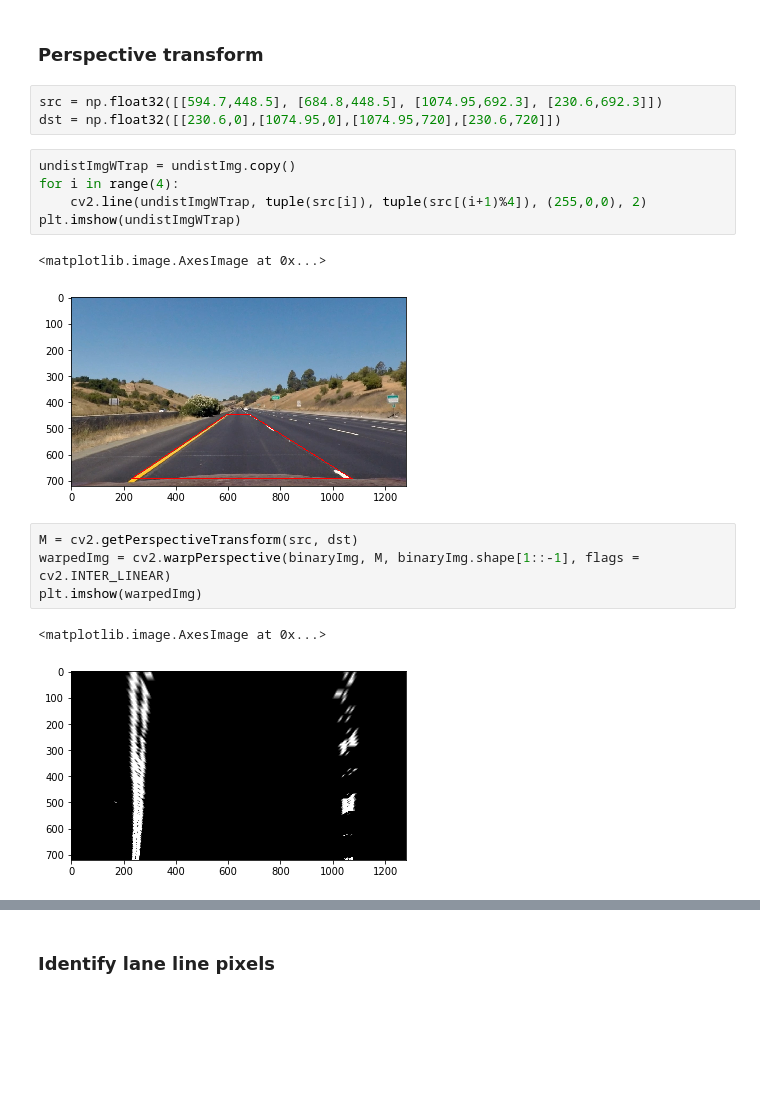
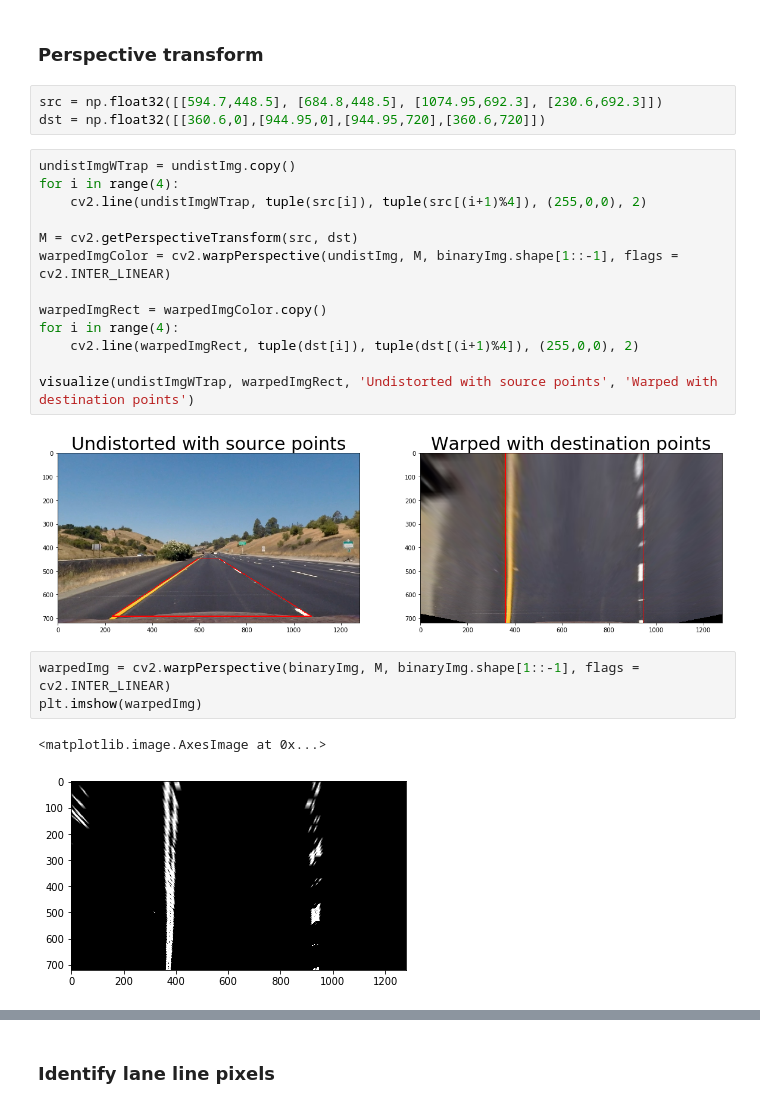
Before and after one commit to alex4men/CarND-Advanced-Lane-Lines, a Jupyter notebook: Advanced_Lane_Finding.ipynb, the cells around one changed output, grey strips where cells are left out. Drawn from its saved outputs; the diff is of its cells as text; blank space fills up the shorter version.

```diff
--- a/Advanced_Lane_Finding.ipynb
+++ b/Advanced_Lane_Finding.ipynb
@@ -196,19 +196,25 @@ mpimg.imsave('output_images/'+'binary_test.jpg', binaryImg)
 ### Perspective transform
 # %%
 src = np.float32([[594.7,448.5], [684.8,448.5], [1074.95,692.3], [230.6,692.3]])
-dst = np.float32([[230.6,0],[1074.95,0],[1074.95,720],[230.6,720]])
+dst = np.float32([[360.6,0],[944.95,0],[944.95,720],[360.6,720]])
 # %%
 undistImgWTrap = undistImg.copy()
 for i in range(4):
     cv2.line(undistImgWTrap, tuple(src[i]), tuple(src[(i+1)%4]), (255,0,0), 2)
-plt.imshow(undistImgWTrap)
+
+M = cv2.getPerspectiveTransform(src, dst)
+warpedImgColor = cv2.warpPerspective(undistImg, M, binaryImg.shape[1::-1], flags = cv2.INTER_LINEAR)
+
+warpedImgRect = warpedImgColor.copy()
+for i in range(4):
+    cv2.line(warpedImgRect, tuple(dst[i]), tuple(dst[(i+1)%4]), (255,0,0), 2)
+
+visualize(undistImgWTrap, warpedImgRect, 'Undistorted with source points', 'Warped with destination points')
 # %% [output]
-<matplotlib.image.AxesImage at 0x...>
-[figure, old version]
+[figure, new version]
 # %%
-M = cv2.getPerspectiveTransform(src, dst)
 warpedImg = cv2.warpPerspective(binaryImg, M, binaryImg.shape[1::-1], flags = cv2.INTER_LINEAR)
 plt.imshow(warpedImg)
 # %% [output]
 <matplotlib.image.AxesImage at 0x...>
-[figure, old version]
+[figure, new version]
```
Also changed, not shown: parts of 7 cells of this notebook, 1 other file.
